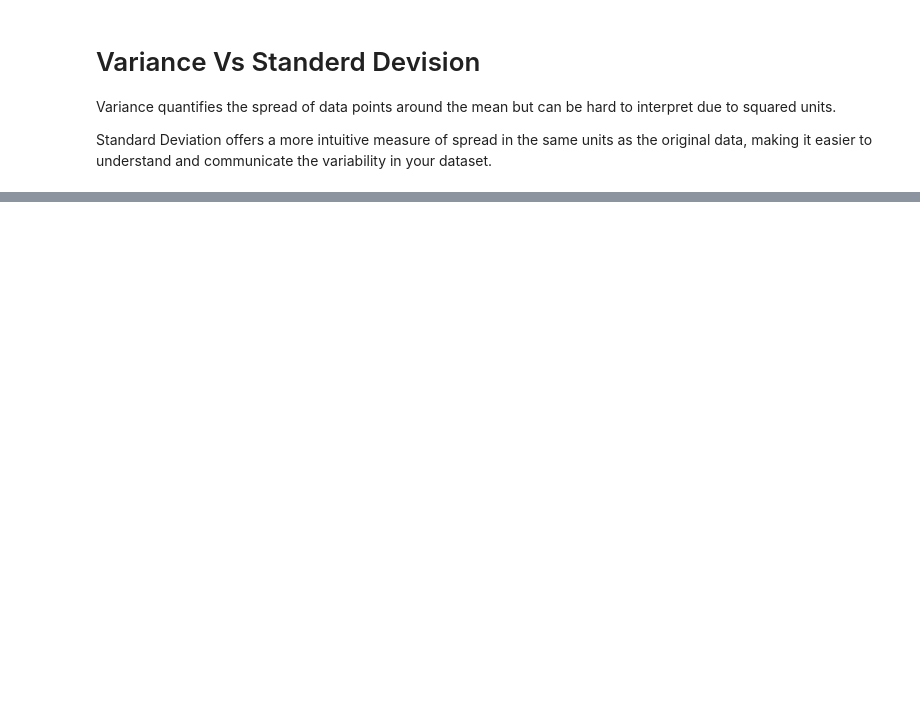
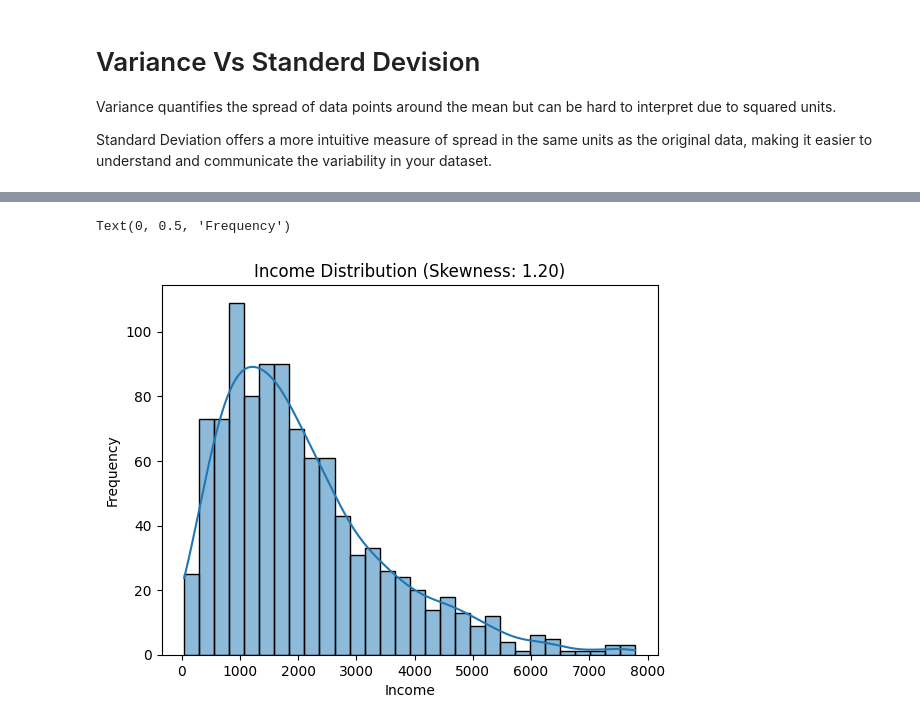
Before and after one commit to Rishabh9559/Data_science, a Jupyter notebook: Phase 1 Statistical Foundations for Data Science/Probablity_Distribution.ipynb, the cells around one changed output, grey strips where cells are left out. Saved outputs shown, nothing was run; the diff lists cells and outputs as text; code cells hidden in the pictures; blank space fills up the shorter version.

```diff
--- a/Phase 1 Statistical Foundations for Data Science/Probablity_Distribution.ipynb
+++ b/Phase 1 Statistical Foundations for Data Science/Probablity_Distribution.ipynb
@@ -50,0 +70,16 @@ Standard Deviation offers a more intuitive measure of spread in the same units a
+# %%
+np.random.seed(42)
+
+## Right skewed Distribution - also called positive graph
+income_distribution=np.random.gamma(shape=2.0, scale=1000.0, size=1000)
+
+## Calculate the skewness
+skew_value=skew(income_distribution)
+
+sns.histplot(income_distribution,bins=30, kde=True)
+plt.title(f'Income Distribution (Skewness: {skew_value:.2f})')
+plt.xlabel('Income')
+plt.ylabel('Frequency')
+# %% [output]
+Text(0, 0.5, 'Frequency')
+[figure, added]
```
Also changed, not shown: parts of 6 cells of this notebook.
